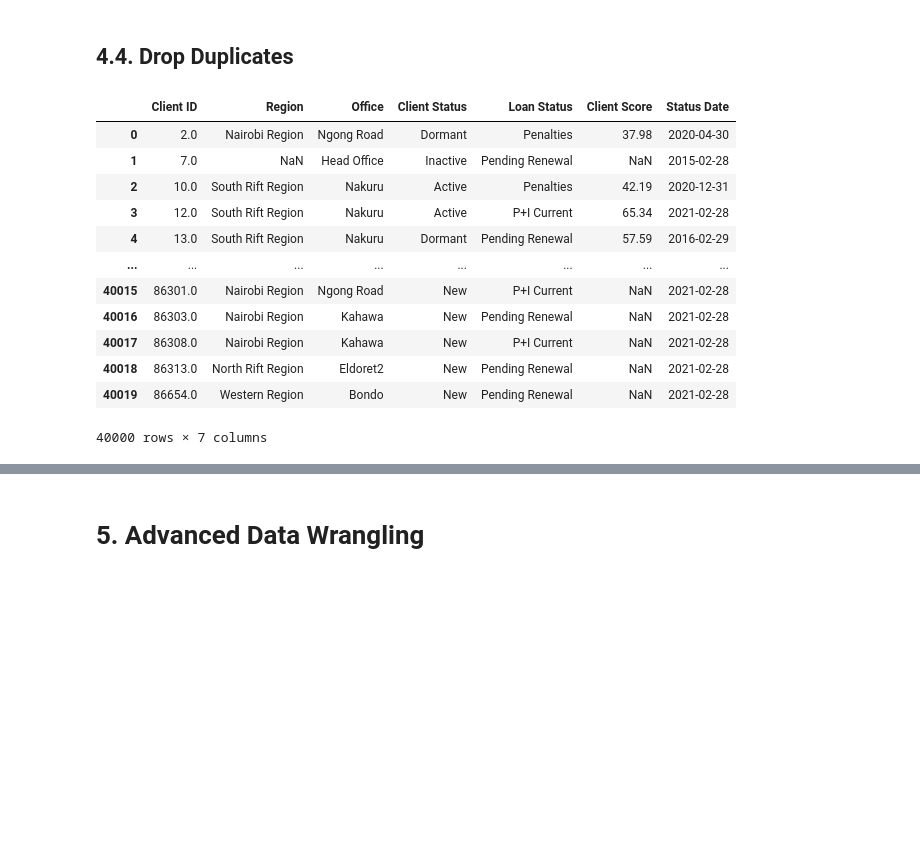
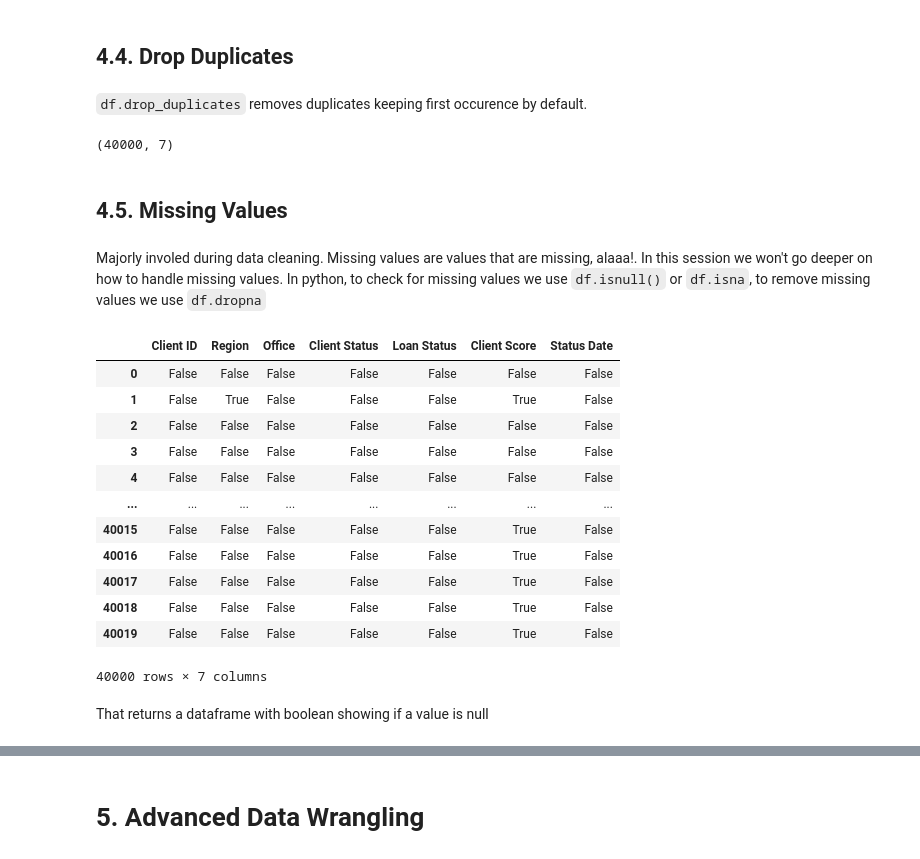
Before and after one commit to VictorOmondi1997/blog, a Jupyter notebook: _notebooks/2021-11-06-data_wrangling_cit.ipynb, the cells around one changed output, grey strips where cells are left out. Saved outputs shown, nothing was run; the diff lists cells and outputs as text; code cells hidden in the pictures; blank space fills up the shorter version.

```diff
--- a/_notebooks/2021-11-06-data_wrangling_cit.ipynb
+++ b/_notebooks/2021-11-06-data_wrangling_cit.ipynb
@@ -307,18 +416,33 @@ status[status.duplicated()]
 # %% [markdown]
 ## 4.4. Drop Duplicates
+# %% [markdown]
+`df.drop_duplicates` removes duplicates keeping first occurence by default.
 # %%
-status.drop_duplicates()
+#collapse-hide
+status.drop_duplicates(inplace=True)
-# %% [output]
-|  | Client ID | Region | Office | Client Status | Loan Status | Client Score | Status Date |
-| 0 | 2.0 | Nairobi Region | Ngong Road | Dormant | Penalties | 37.98 | 2020-04-30 |
-| 1 | 7.0 | NaN | Head Office | Inactive | Pending Renewal | NaN | 2015-02-28 |
-| 2 | 10.0 | South Rift Region | Nakuru | Active | Penalties | 42.19 | 2020-12-31 |
-| 3 | 12.0 | South Rift Region | Nakuru | Active | P+I Current | 65.34 | 2021-02-28 |
-| 4 | 13.0 | South Rift Region | Nakuru | Dormant | Pending Renewal | 57.59 | 2016-02-29 |
-| ... | ... | ... | ... | ... | ... | ... | ... |
-| 40015 | 86301.0 | Nairobi Region | Ngong Road | New | P+I Current | NaN | 2021-02-28 |
-| 40016 | 86303.0 | Nairobi Region | Kahawa | New | Pending Renewal | NaN | 2021-02-28 |
-| 40017 | 86308.0 | Nairobi Region | Kahawa | New | P+I Current | NaN | 2021-02-28 |
-| 40018 | 86313.0 | North Rift Region | Eldoret2 | New | Pending Renewal | NaN | 2021-02-28 |
-| 40019 | 86654.0 | Western Region | Bondo | New | Pending Renewal | NaN | 2021-02-28 |
-40000 rows × 7 columns
+# %%
+status.shape
+# %% [output]
+(40000, 7)
+# %% [markdown]
+## 4.5. Missing Values
+# %% [markdown]
+Majorly involed during data cleaning. Missing values are values that are missing, alaaa!. In this session we won't go deeper on how to handle missing values. In python, to check for missing values we use `df.isnull()` or `df.isna`, to remove missing values we use `df.dropna`
+# %%
+status.isna()
+# %% [output]
+|  | Client ID | Region | Office | Client Status | Loan Status | Client Score | Status Date |
+| 0 | False | False | False | False | False | False | False |
+| 1 | False | True | False | False | False | True | False |
+| 2 | False | False | False | False | False | False | False |
+| 3 | False | False | False | False | False | False | False |
+| 4 | False | False | False | False | False | False | False |
+| ... | ... | ... | ... | ... | ... | ... | ... |
+| 40015 | False | False | False | False | False | True | False |
+| 40016 | False | False | False | False | False | True | False |
+| 40017 | False | False | False | False | False | True | False |
+| 40018 | False | False | False | False | False | True | False |
+| 40019 | False | False | False | False | False | True | False |
+40000 rows × 7 columns
+# %% [markdown]
+That returns a dataframe with boolean showing if a value is null
```
Also changed, not shown: parts of 84 cells of this notebook.
